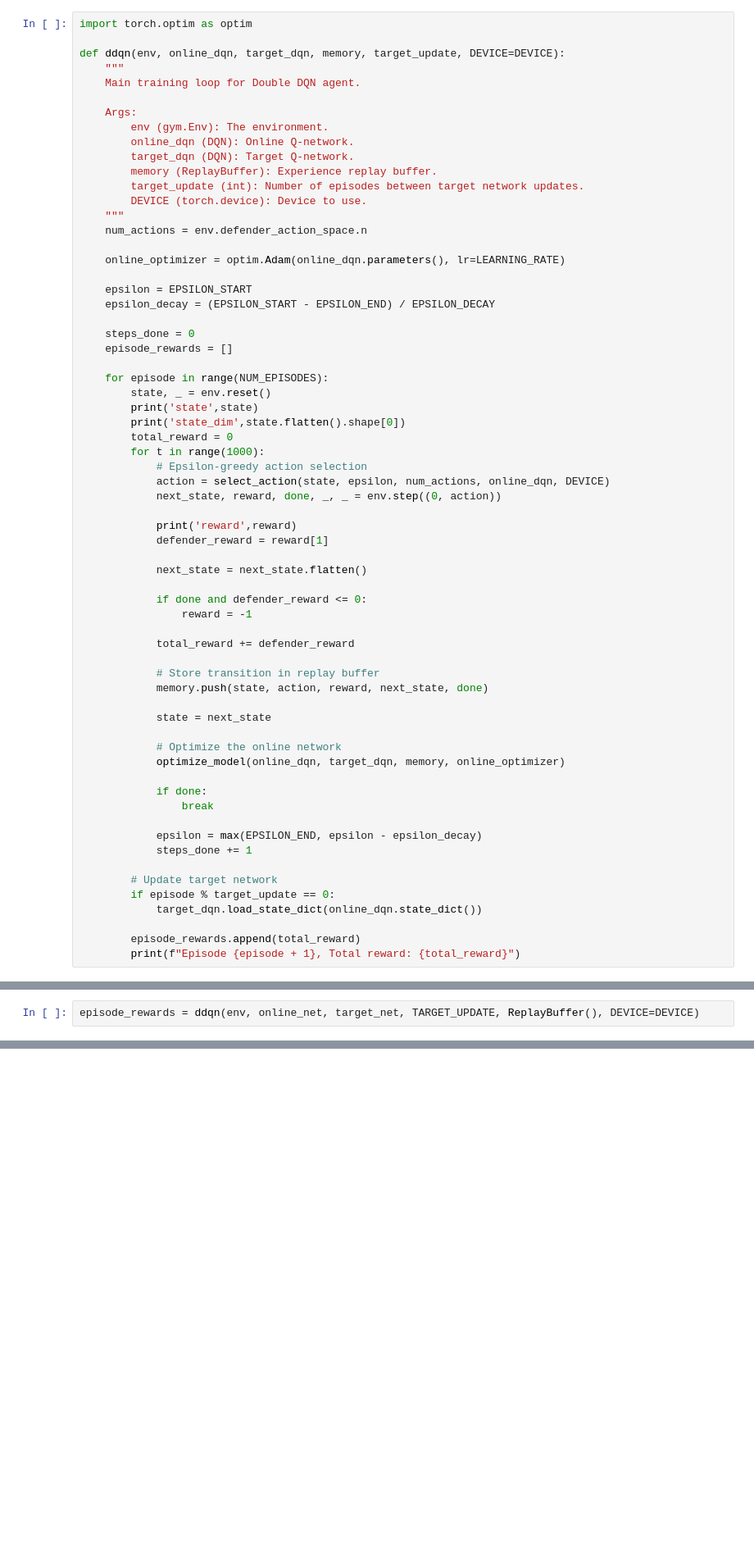
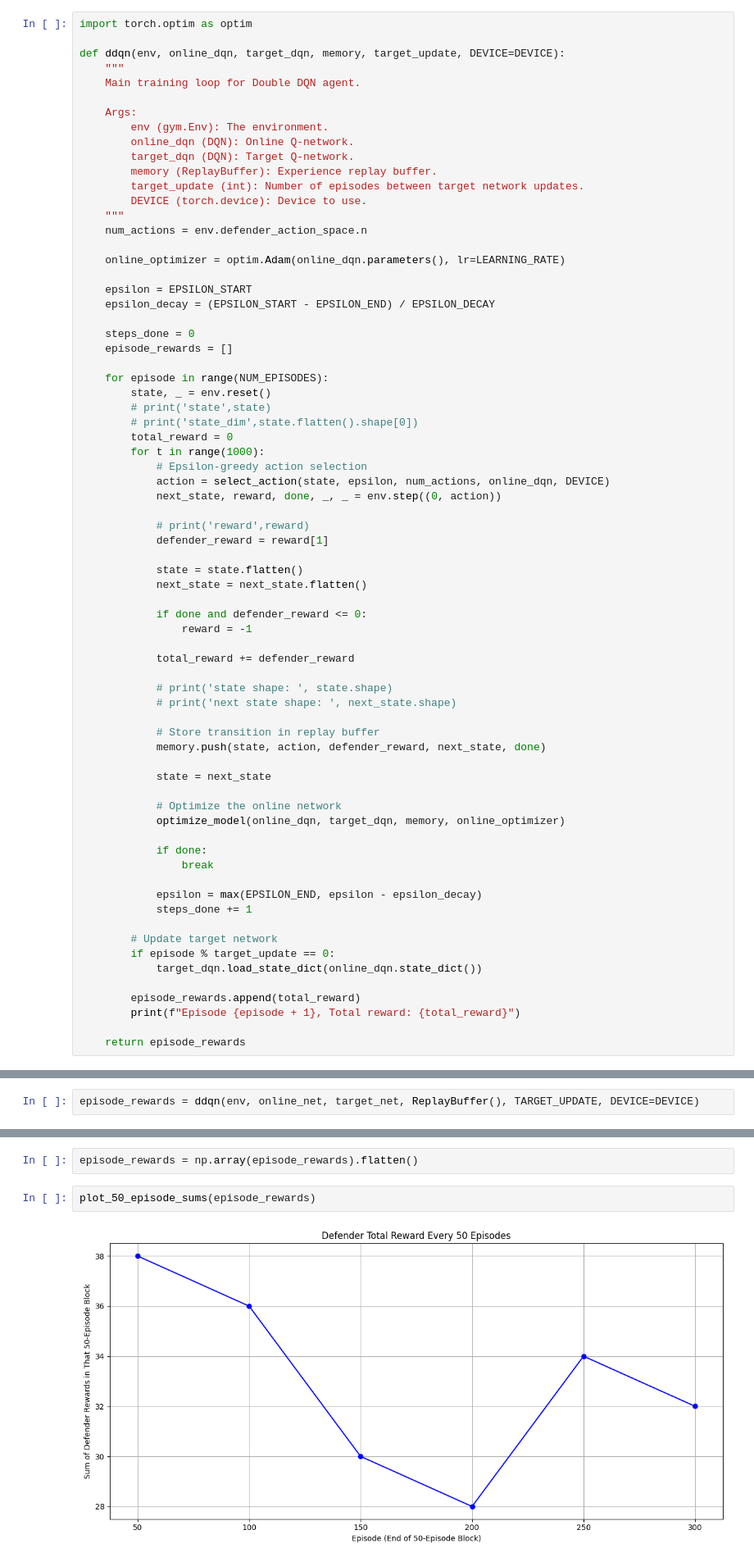
Before and after one commit to crypto-infinity/proai, a Jupyter notebook: project/cybersec_rl.ipynb, the cells around one changed output, grey strips where cells are left out. Shown at 82% size. Drawn from its saved outputs; the diff is of its cells as text; blank space fills up the shorter version.

Commit message:
Fixed DDQN, implemented 50-episodes plot

```diff
--- a/project/cybersec_rl.ipynb
+++ b/project/cybersec_rl.ipynb
@@ -247,17 +273,18 @@ def ddqn(env, online_dqn, target_dqn, memory, target_update, DEVICE=DEVICE):
 
     for episode in range(NUM_EPISODES):
         state, _ = env.reset()
-        print('state',state)
-        print('state_dim',state.flatten().shape[0])
+        # print('state',state)
+        # print('state_dim',state.flatten().shape[0])
         total_reward = 0
         for t in range(1000):
             # Epsilon-greedy action selection
             action = select_action(state, epsilon, num_actions, online_dqn, DEVICE)
             next_state, reward, done, _, _ = env.step((0, action))
 
-            print('reward',reward)
+            # print('reward',reward)
             defender_reward = reward[1]
 
+            state = state.flatten()
             next_state = next_state.flatten()
 
             if done and defender_reward <= 0:
@@ -265,8 +292,11 @@ def ddqn(env, online_dqn, target_dqn, memory, target_update, DEVICE=DEVICE):
 
             total_reward += defender_reward
 
+            # print('state shape: ', state.shape)
+            # print('next state shape: ', next_state.shape)
+
             # Store transition in replay buffer
-            memory.push(state, action, reward, next_state, done)
+            memory.push(state, action, defender_reward, next_state, done)
 
             state = next_state
 
@@ -285,6 +315,8 @@ def ddqn(env, online_dqn, target_dqn, memory, target_update, DEVICE=DEVICE):
 
         episode_rewards.append(total_reward)
         print(f"Episode {episode + 1}, Total reward: {total_reward}")
+
+    return episode_rewards
 # %%
 def sarsa(env, alpha=0.1, gamma=0.99, epsilon_start=1.0, epsilon_end=0.05, epsilon_decay=0.995, episodes=5000, max_steps=100, verbose=False):
     """
@@ -408,2 +496,2 @@ summary(target_net, (44,))
 # %%
-episode_rewards = ddqn(env, online_net, target_net, TARGET_UPDATE, ReplayBuffer(), DEVICE=DEVICE)
+episode_rewards = ddqn(env, online_net, target_net, ReplayBuffer(), TARGET_UPDATE, DEVICE=DEVICE)
@@ -410,3 +516,9 @@ episode_rewards = ddqn(env, online_net, target_net, TARGET_UPDATE, ReplayBuffer(
+# %%
+episode_rewards = np.array(episode_rewards).flatten()
+# %%
+plot_50_episode_sums(episode_rewards)
+# %% [output]
+[figure, added]
 # %%
 # Training
 
```
Also changed, not shown: parts of 9 cells of this notebook.
